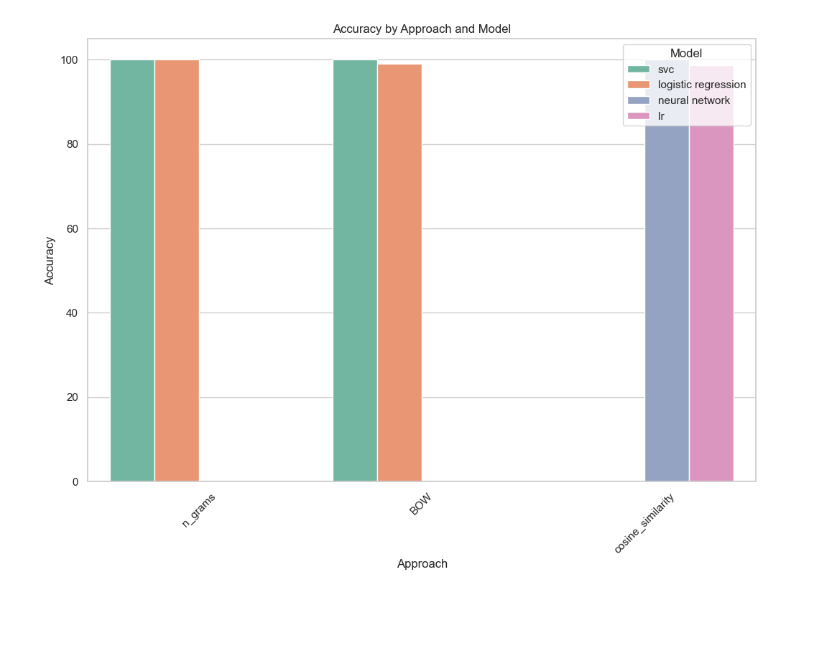
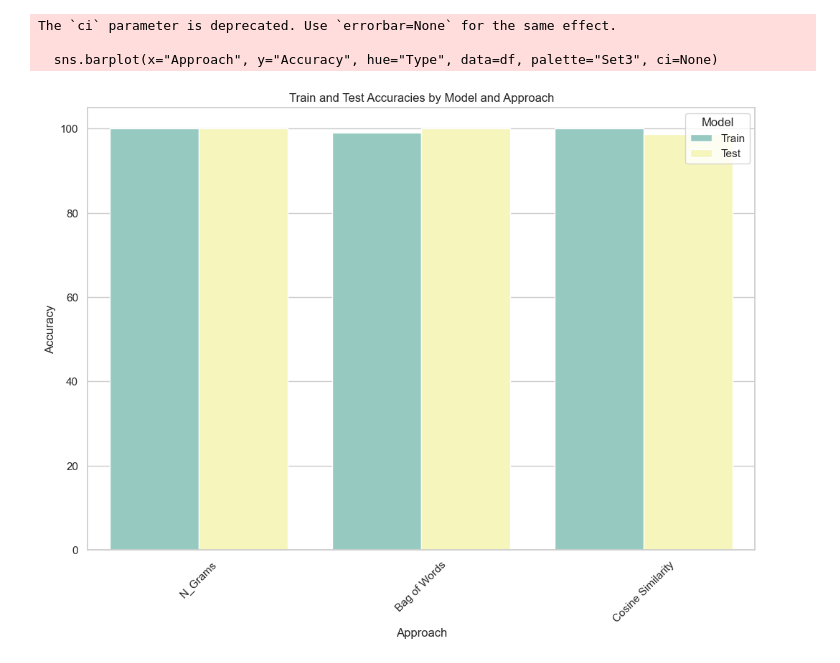
Before and after one commit to Vinay-Bajaj-1/AI-Text-Detector, a Jupyter notebook: visual.ipynb, the cells around one changed output. Cells and saved outputs as stored; diff of their text form; code cells hidden in the pictures; blank space fills up the shorter version.

```diff
--- a/visual.ipynb
+++ b/visual.ipynb
@@ -1,28 +1,31 @@
 # %%
 import seaborn as sns
 import matplotlib.pyplot as plt
 
 # Create DataFrame
 data = {
     'Approach': ['N_Grams', 'N_Grams', 'Bag of Words', 'Bag of Words', 'Cosine Similarity', 'Cosine Similarity'],
     'Model': ['Support Vector Classifier', 'Logistic Regression', 'Logistic Regression', 'Support Vector Classifier', 'Neural Network', 'Logistic Regression'],
     'Accuracy': [100, 100, 99.0, 100, 100, 98.7],
     'Type': ['Train', 'Test', 'Train', 'Test', 'Train', 'Test']
 }
 
 df = pd.DataFrame(data)
 
 # Set style
 sns.set(style="whitegrid")
 
 # Plot
 plt.figure(figsize=(12, 8))
-sns.barplot(x="Approach", y="Accuracy", hue="Model", data=df, palette="Set2")
-plt.title('Accuracy by Approach and Model')
+sns.barplot(x="Approach", y="Accuracy", hue="Type", data=df, palette="Set3", ci=None)
+plt.title('Train and Test Accuracies by Model and Approach')
 plt.xlabel('Approach')
 plt.ylabel('Accuracy')
 plt.xticks(rotation=45)
 plt.legend(title='Model')
 plt.show()
 # %% [output]
+The `ci` parameter is deprecated. Use `errorbar=None` for the same effect.
+
+  sns.barplot(x="Approach", y="Accuracy", hue="Type", data=df, palette="Set3", ci=None)
-[figure, old version]
+[figure, new version]
```
Also changed, not shown: 1 other file.
